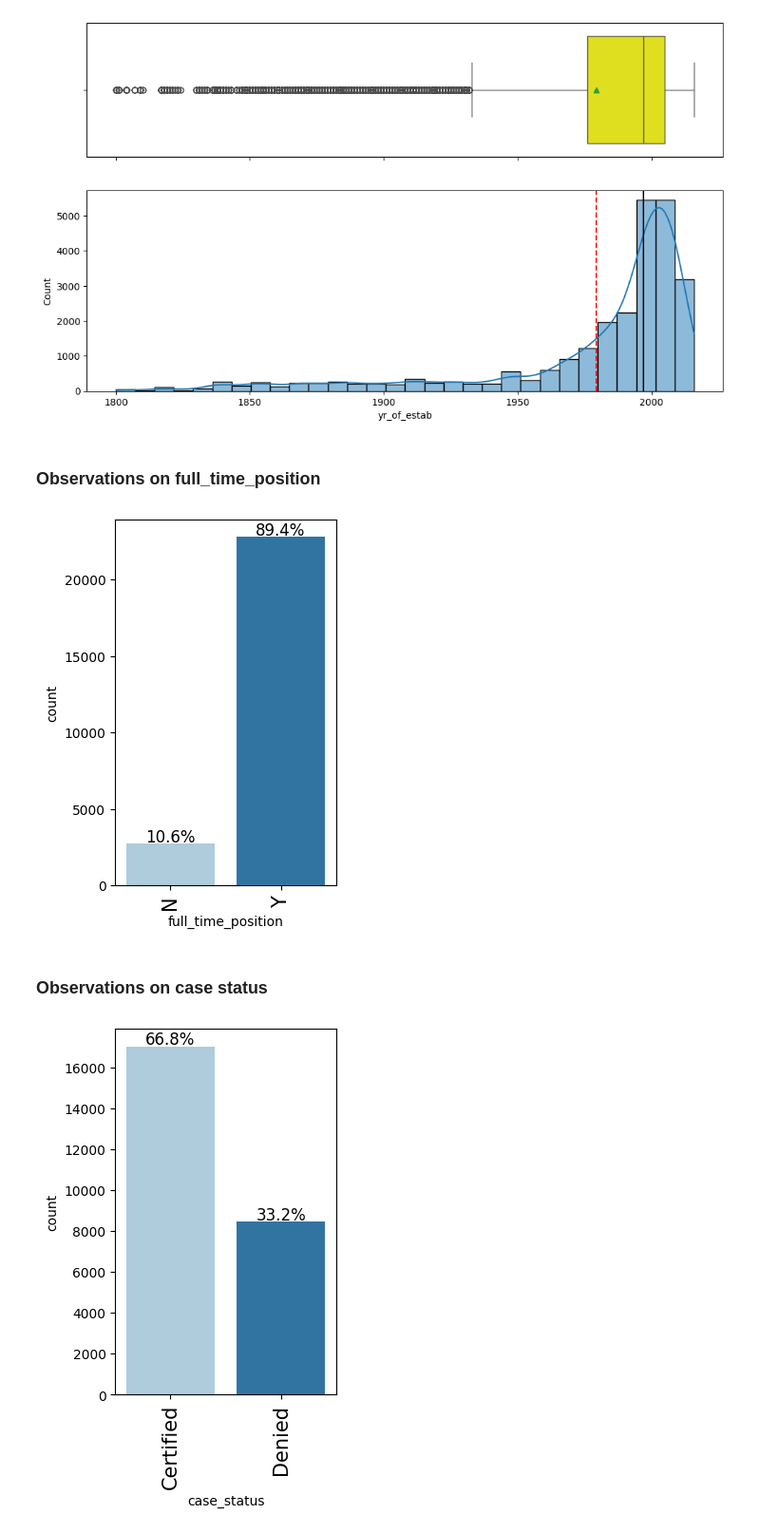
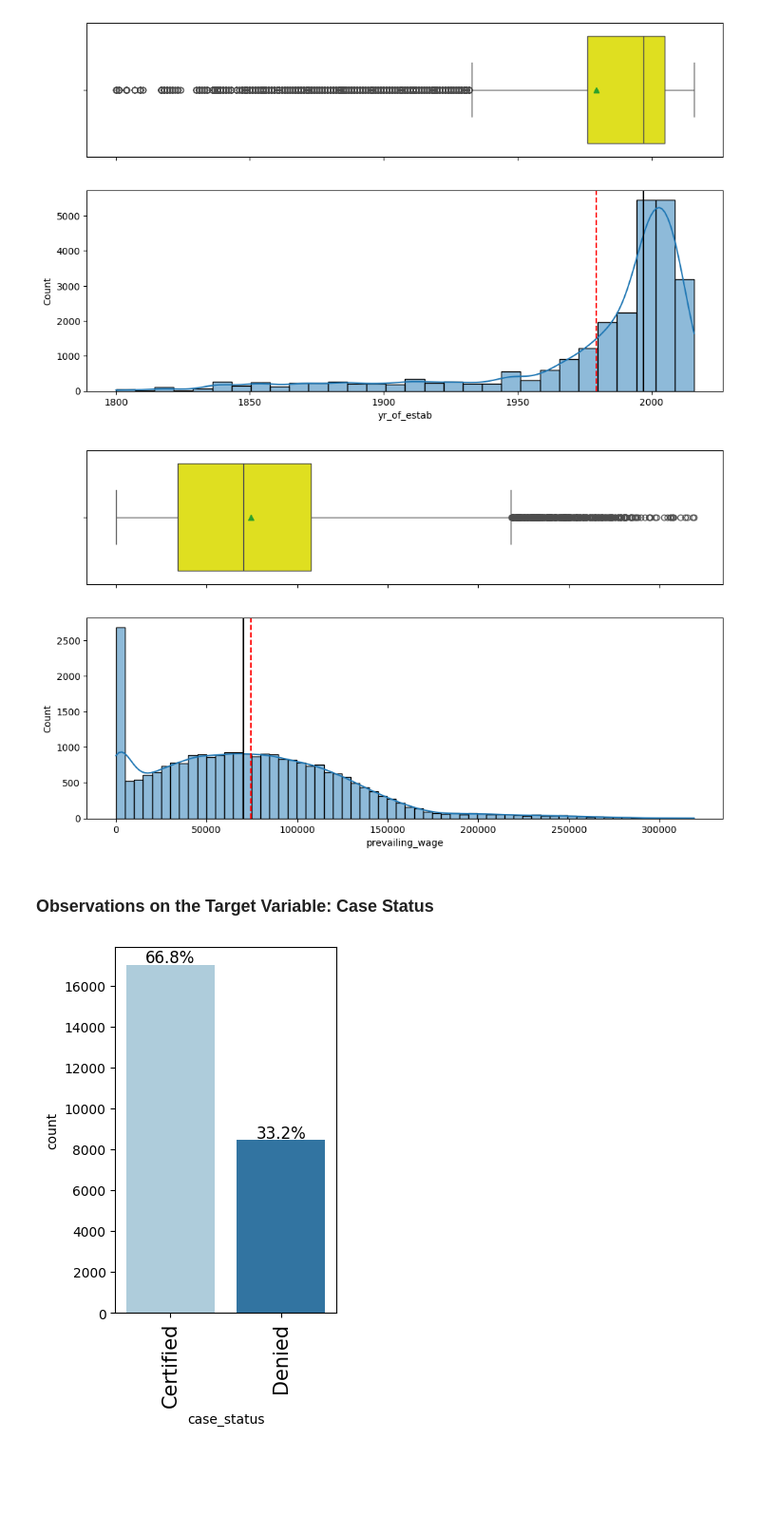
Before and after one commit to ark214/probable-excursions, a Jupyter notebook: Advance ML/Project/Ahmed Riaz.ipynb, the cells around one changed output. Shown at 95% size. Saved outputs shown, nothing was run; the diff lists cells and outputs as text; code cells hidden in the pictures; blank space fills up the shorter version.

```diff
--- a/Advance ML/Project/Ahmed Riaz.ipynb
+++ b/Advance ML/Project/Ahmed Riaz.ipynb
@@ -633,14 +442,12 @@ numerical_plots(data, 'no_of_employees', bins = 10,  figsize=(15, 10))
 numerical_plots(data, 'yr_of_estab', bins = 30)
 # %% [output]
 [figure]
-# %% [markdown]
-### Observations on full_time_position
-# %%
-barplots(data, "full_time_position", perc=True)
-# %% [output]
-[figure, removed]
+# %%
+numerical_plots(data, 'prevailing_wage')
+# %% [output]
+[figure, added]
 # %% [markdown]
-### Observations on case status
+### Observations on the Target Variable: Case Status
 # %%
 barplots(data, "case_status", perc=True)
 # %% [output]
```
Also changed, not shown: parts of 70 cells of this notebook.
